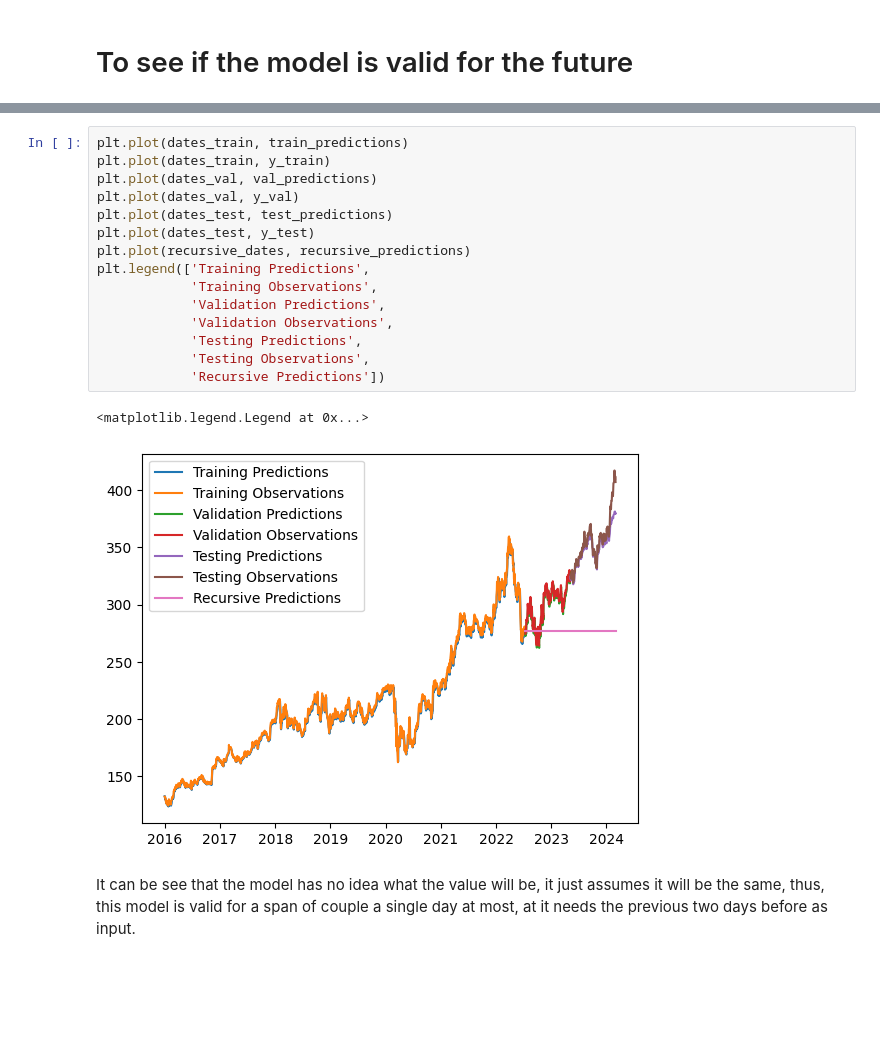
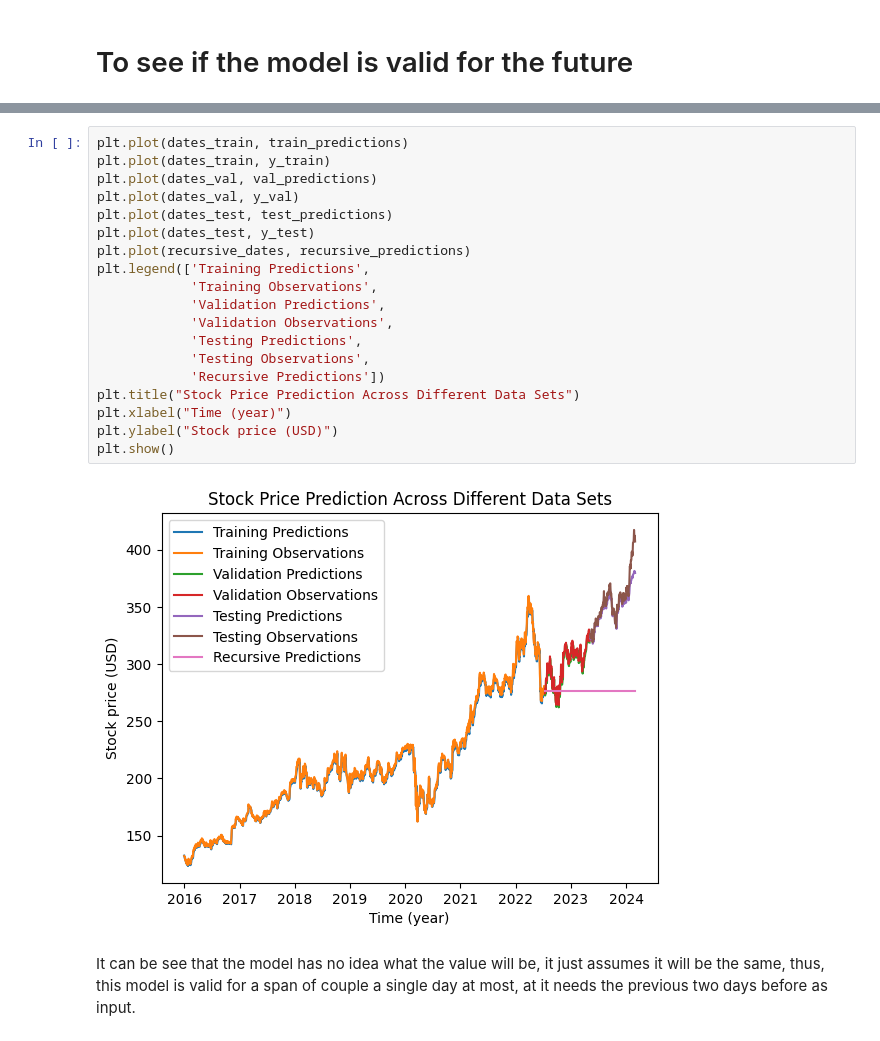
Before and after one commit to siqiangwu/Stock_price_prediction_and_forecasting_LSTM, a Jupyter notebook: Stock_price_prediction.ipynb, the cells around one changed output, grey strips where cells are left out. Saved outputs shown, nothing was run; the diff lists cells and outputs as text; blank space fills up the shorter version.

```diff
--- a/Stock_price_prediction.ipynb
+++ b/Stock_price_prediction.ipynb
@@ -598,21 +601,24 @@ for target_date in recursive_dates:
 # %%
 plt.plot(dates_train, train_predictions)
 plt.plot(dates_train, y_train)
 plt.plot(dates_val, val_predictions)
 plt.plot(dates_val, y_val)
 plt.plot(dates_test, test_predictions)
 plt.plot(dates_test, y_test)
 plt.plot(recursive_dates, recursive_predictions)
 plt.legend(['Training Predictions',
             'Training Observations',
             'Validation Predictions',
             'Validation Observations',
             'Testing Predictions',
             'Testing Observations',
             'Recursive Predictions'])
+plt.title("Stock Price Prediction Across Different Data Sets")
+plt.xlabel("Time (year)")
+plt.ylabel("Stock price (USD)")
+plt.show()
 # %% [output]
-<matplotlib.legend.Legend at 0x...>
-[figure, old version]
+[figure, new version]
 # %% [markdown]
 It can be see that the model has no idea what the value will be, it just assumes it will be the same, thus, this model is valid for a span of couple a single day at most, at it needs the previous two days before as input.
 # %% [markdown]
```
Also changed, not shown: parts of 1 cell of this notebook.
